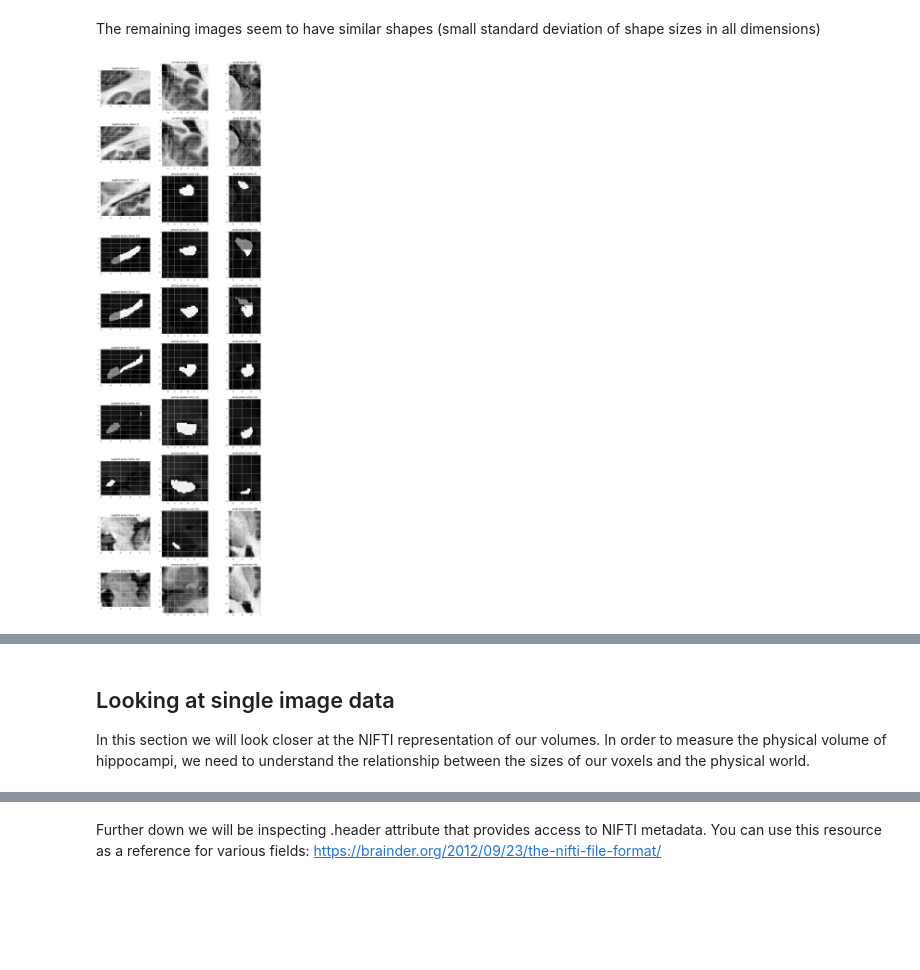
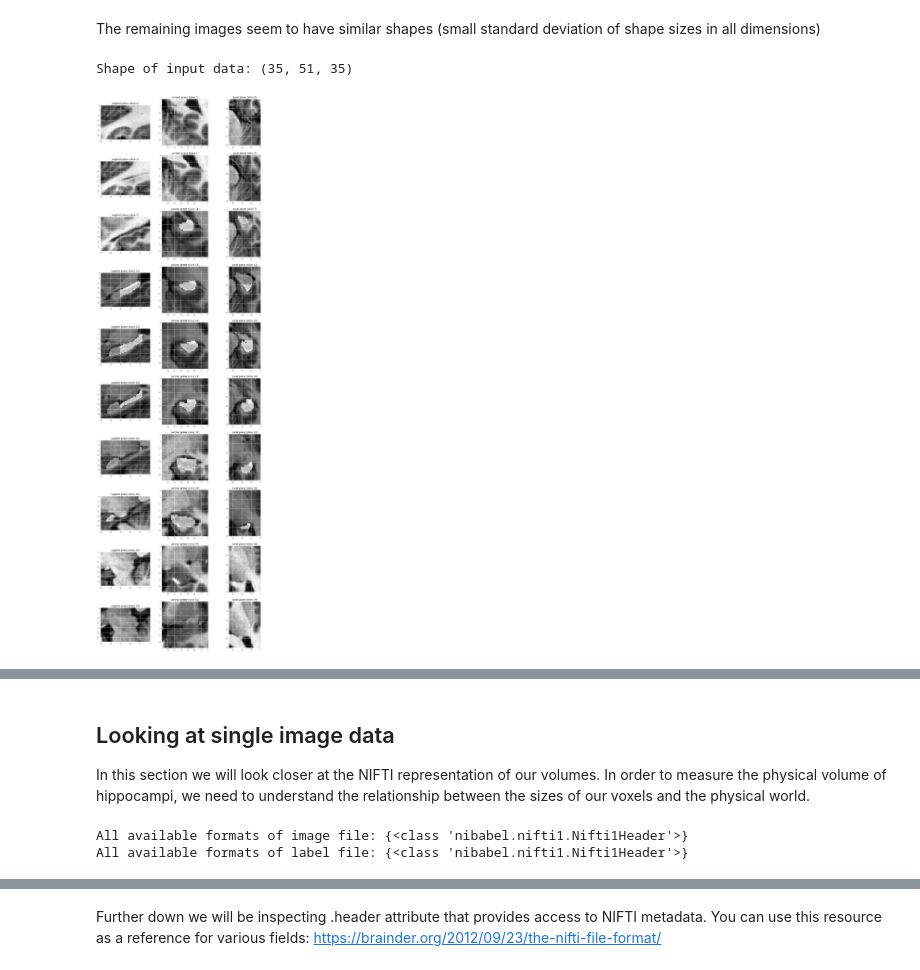
Before and after one commit to phthaloc/hippocampal_volume_segmentation, a Jupyter notebook: section1/Final Project EDA.ipynb, the cells around one changed output, grey strips where cells are left out. Saved outputs shown, nothing was run; the diff lists cells and outputs as text; code cells hidden in the pictures; blank space fills up the shorter version.

```diff
--- a/section1/Final Project EDA.ipynb
+++ b/section1/Final Project EDA.ipynb
@@ -128,45 +134,43 @@ The remaining images seem to have similar shapes (small standard deviation of sh
 # You can adjust plot sizes like so if you find them too small:
 # plt.rcParams["figure.figsize"] = (10,10)
 
+# factor of how intense the overlayed mask should be:
+intensity_factor = 50
 
-## select image (and label) to visualize:
-img_nr = 0
-intensity_factor = 500
-image = nib.load(f'{path_train_imgs}{filenames_train[img_nr]}')
-label = nib.load(f'{path_train_lbls}{filenames_train[img_nr]}')
 ## import selected image and label:
 image_volume = image.get_fdata()
 label_volume = label.get_fdata()
+print(f'Shape of input data: {image_volume.shape}')
 
 ## select how many slices in each cardinal plane to plot:
 nr_slices = 10
 
 range0 = np.linspace(0, image_volume.shape[0]-1, nr_slices)
 range1 = np.linspace(0, image_volume.shape[1]-1, nr_slices)
 range2 = np.linspace(0, image_volume.shape[2]-1, nr_slices)
 fig, axarr = plt.subplots(nr_slices, 3, figsize=(3*6, 6*nr_slices))
 for i in range(nr_slices):
+    # plot a slice in sagittal plane with overlayed label mask:
     slice_nr0 = int(range0[i])
-    slice_nr1 = int(range1[i])
-    slice_nr2 = int(range2[i])
     axarr[i, 0].imshow(np.rot90(image_volume[slice_nr0, :, :]) + np.rot90(label_volume[slice_nr0, :, :])*intensity_factor, cmap='gray')
     ttl = f'sagittal plane (slice {slice_nr0})'
     axarr[i, 0].set_title(ttl)
     axarr[i, 0].invert_xaxis()
 
-
+    slice_nr1 = int(range1[i])
     axarr[i, 1].imshow(np.rot90(image_volume[:, slice_nr1, :]) + np.rot90(label_volume[:, slice_nr1, :])*intensity_factor, cmap='gray')
     ttl = f'coronal plane (slice {slice_nr1})'
     axarr[i, 1].set_title(ttl)
     axarr[i, 1].invert_xaxis()
 
-
+    slice_nr2 = int(range2[i])
     axarr[i, 2].imshow(np.rot90(image_volume[:, :, slice_nr2]) + np.rot90(label_volume[:, :, slice_nr2])*intensity_factor, cmap='gray')
     ttl = f'axial plane (slice {slice_nr2})'
     axarr[i, 2].set_title(ttl)
     axarr[i, 2].invert_xaxis()
 # %% [output]
+Shape of input data: (35, 51, 35)
-[figure, old version]
+[figure, new version]
 # %% [markdown]
 Load volume into 3D Slicer to validate that your visualization is correct and get a feel for the shape of structures.Try to get a visualization like the one below (hint: while Slicer documentation is not particularly great, there are plenty of YouTube videos available! Just look it up on YouTube if you are not sure how to do something)
 
@@ -188,3 +192,13 @@ for filename in filenames_train:
 # Nibabel supports many imaging formats, NIFTI being just one of them. I told you that our images
 # are in NIFTI, but you should confirm if this is indeed the format that we are dealing with
 # TASK: using .header_class attribute - what is the format of our images?
+
+## get all available formats of image files
+image_formats = {img.header_class for img in images}
+## get format of label files
+label_formats = {lbl.header_class for lbl in labels}
+print(f'All available formats of image file: {image_formats}')
+print(f'All available formats of label file: {label_formats}')
+# %% [output]
+All available formats of image file: {<class 'nibabel.nifti1.Nifti1Header'>}
+All available formats of label file: {<class 'nibabel.nifti1.Nifti1Header'>}
```
Also changed, not shown: parts of 41 cells of this notebook, 3 other files.
